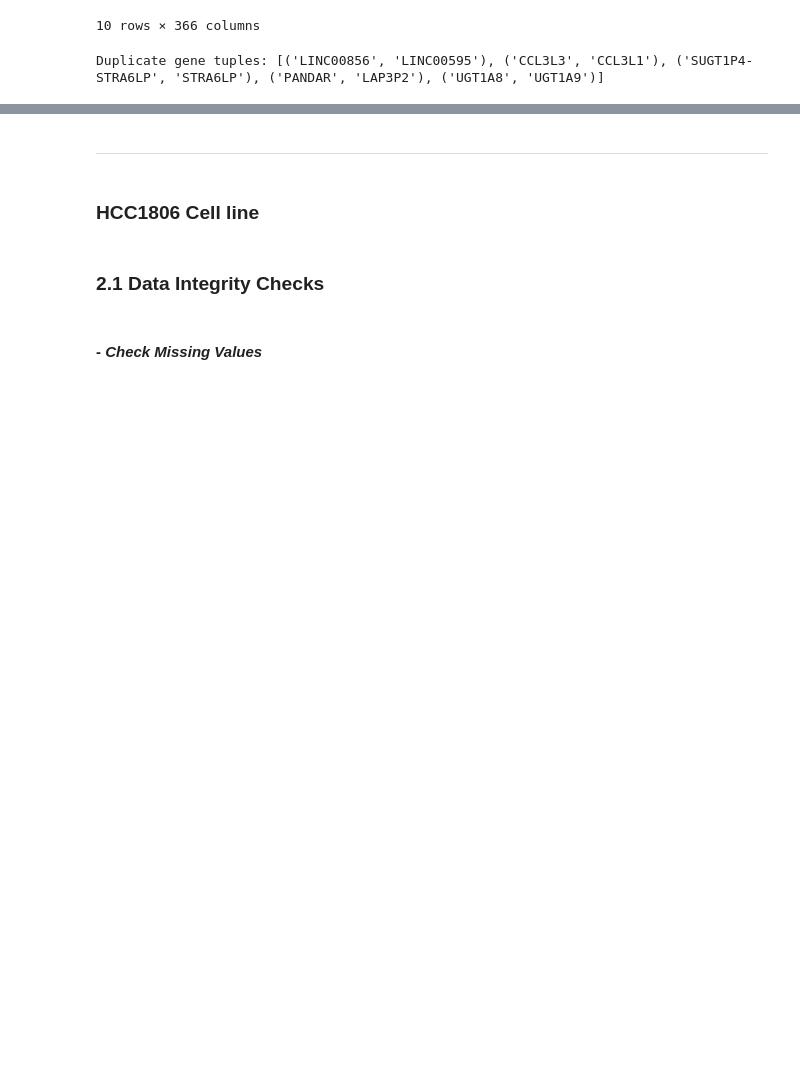
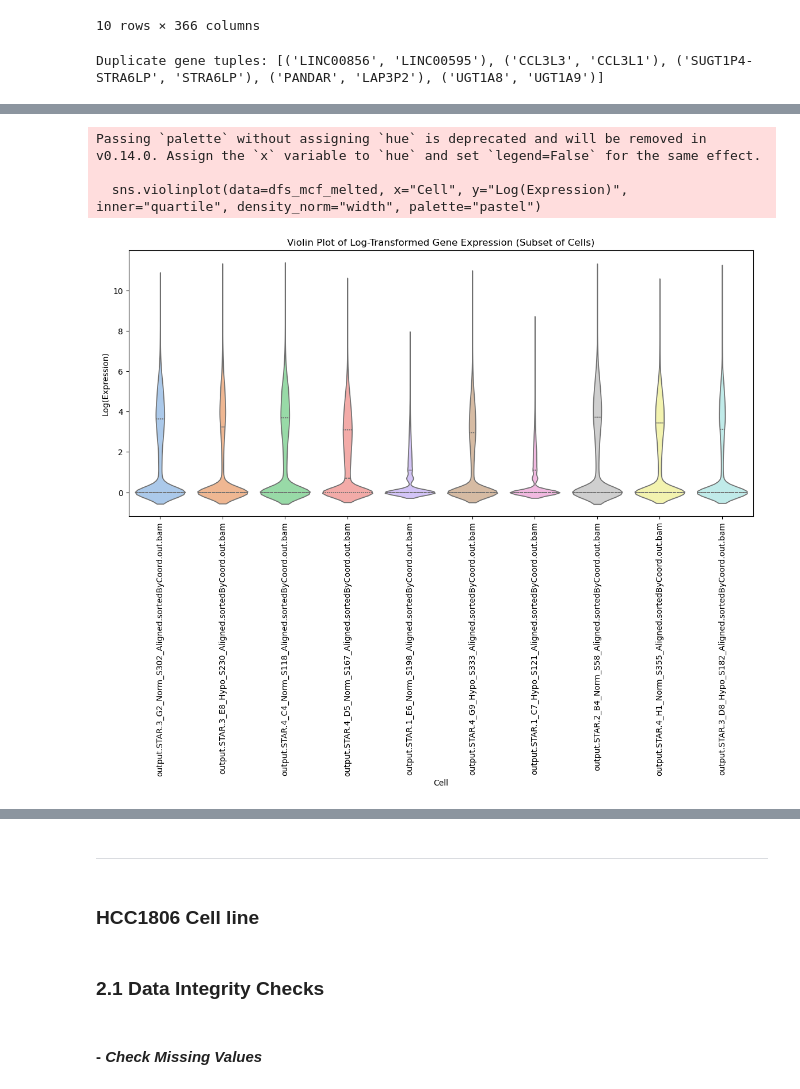
Before and after one commit to katiarusso/breast-cancer-ml-classification, a Jupyter notebook: Notebooks/Main.ipynb, the cells around one changed output, grey strips where cells are left out. Saved outputs shown, nothing was run; the diff lists cells and outputs as text; code cells hidden in the pictures; blank space fills up the shorter version.

```diff
--- a/Notebooks/Main.ipynb
+++ b/Notebooks/Main.ipynb
@@ -348,0 +383,22 @@ Duplicate gene tuples: [('LINC00856', 'LINC00595'), ('CCL3L3', 'CCL3L1'), ('SUGT
+# %%
+np.random.seed(42)  # per riproducibilità
+subset_cells_mcf = np.random.choice(dfs_mcf_unfiltered.columns, size=10, replace=False)
+dfs_mcf_subset = dfs_mcf_unfiltered[subset_cells_mcf]
+
+# Log-transform: log(1 + x)
+dfs_mcf_log = np.log1p(dfs_mcf_subset)
+
+# Conversione in formato long per Seaborn
+dfs_mcf_melted = dfs_mcf_log.melt(var_name="Cell", value_name="Log(Expression)")
+
+# Violin plot
+plt.figure(figsize=(14, 6))
+sns.violinplot(data=dfs_mcf_melted, x="Cell", y="Log(Expression)", inner="quartile", density_norm="width", palette="pastel")
+plt.xticks(rotation=90)
+plt.title("Violin Plot of Log-Transformed Gene Expression (Subset of Cells)")
+plt.show()
+# %% [output]
+Passing `palette` without assigning `hue` is deprecated and will be removed in v0.14.0. Assign the `x` variable to `hue` and set `legend=False` for the same effect.
+
+  sns.violinplot(data=dfs_mcf_melted, x="Cell", y="Log(Expression)", inner="quartile", density_norm="width", palette="pastel")
+[figure, added]
```
Also changed, not shown: parts of 27 cells of this notebook.
